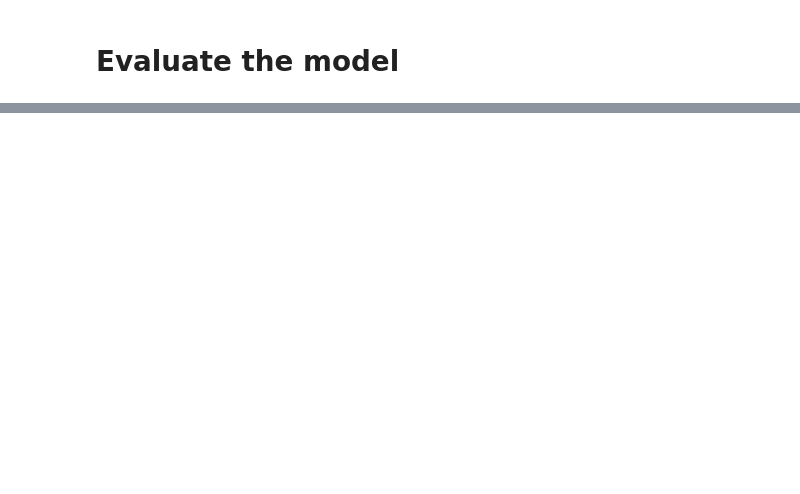
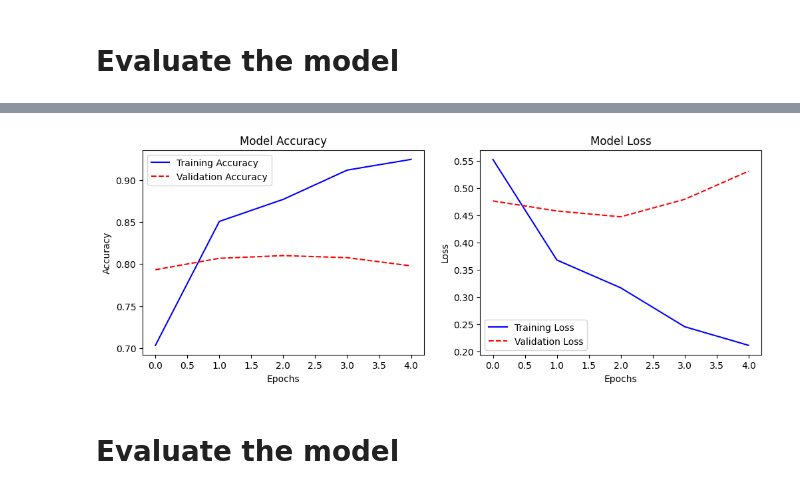
Before and after one commit to Bedo-Mostafa/Sentiment_Analysis_Task, a Jupyter notebook: sentiment_Analysis_RNN.ipynb, the cells around one changed output, grey strips where cells are left out. Saved outputs shown, nothing was run; the diff lists cells and outputs as text; code cells hidden in the pictures; blank space fills up the shorter version.

```diff
--- a/sentiment_Analysis_RNN.ipynb
+++ b/sentiment_Analysis_RNN.ipynb
@@ -60 +104,7 @@ Test Accuracy: 0.8018
+# %%
+model = keras.Sequential([
+    keras.layers.Embedding(vocab_size, embedding_dim, input_length=max_length),
+    keras.layers.LSTM(64, return_sequences=False),
+    keras.layers.Dense(1, activation='sigmoid')  # Output layer for binary classification
+])
 # %% [markdown]
@@ -118,0 +112,2 @@ Sentiment: Negative 😞 (Confidence: 0.1590)
+# %%
+model.compile(optimizer='adam', loss='binary_crossentropy', metrics=['accuracy'])
@@ -118,0 +116,2 @@ Sentiment: Negative 😞 (Confidence: 0.1590)
+# %%
+history = model.fit(x_train, y_train, epochs=5, batch_size=64, validation_data=(x_test, y_test))
@@ -118,0 +129,29 @@ Sentiment: Negative 😞 (Confidence: 0.1590)
+# %%
+# Plot training history (accuracy and loss)
+
+def plot_training_history(history):
+    fig, ax = plt.subplots(1, 2, figsize=(12, 4))
+
+    # Accuracy plot
+    ax[0].plot(history.history['accuracy'], label='Training Accuracy', color='b')
+    ax[0].plot(history.history['val_accuracy'], label='Validation Accuracy', color='r', linestyle="--")
+    ax[0].set_title("Model Accuracy")
+    ax[0].set_xlabel("Epochs")
+    ax[0].set_ylabel("Accuracy")
+    ax[0].legend()
+
+    # Loss plot
+    ax[1].plot(history.history['loss'], label='Training Loss', color='b')
+    ax[1].plot(history.history['val_loss'], label='Validation Loss', color='r', linestyle="--")
+    ax[1].set_title("Model Loss")
+    ax[1].set_xlabel("Epochs")
+    ax[1].set_ylabel("Loss")
+    ax[1].legend()
+
+    plt.show()
+
+plot_training_history(history)
+# %% [output]
+[figure, added]
+# %% [markdown]
+# **Evaluate the model**
```
Also changed, not shown: parts of 25 cells of this notebook.
